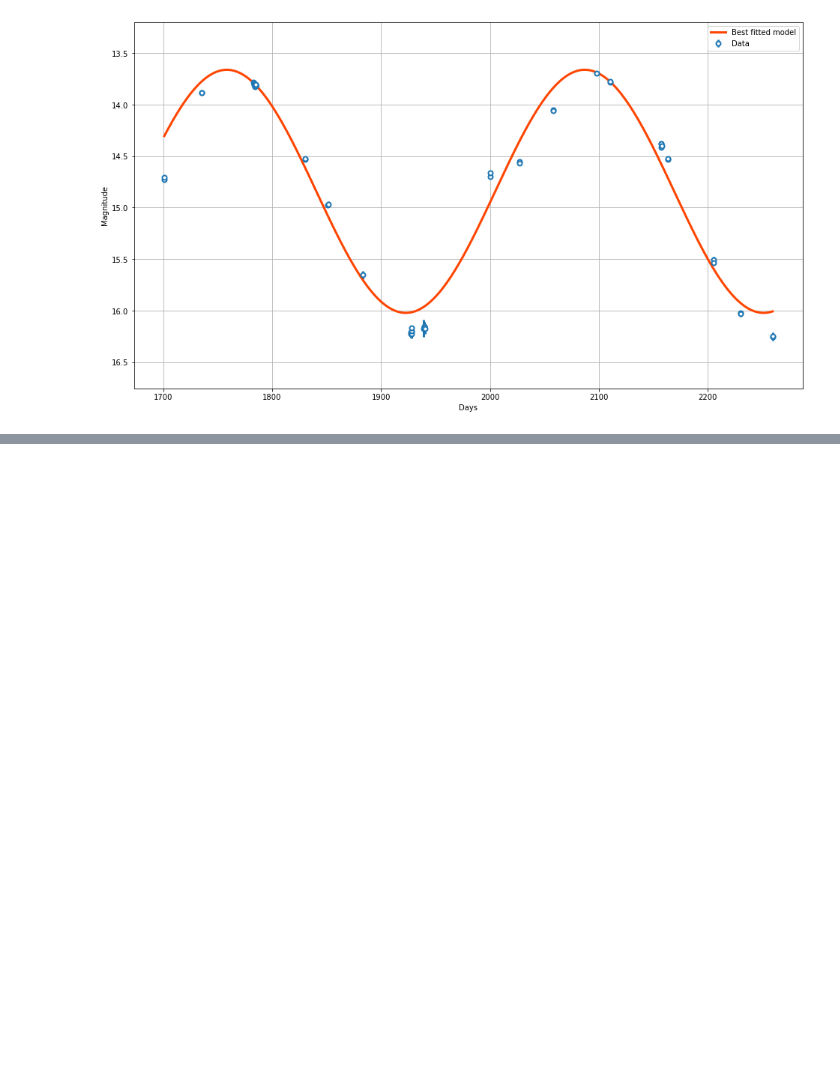
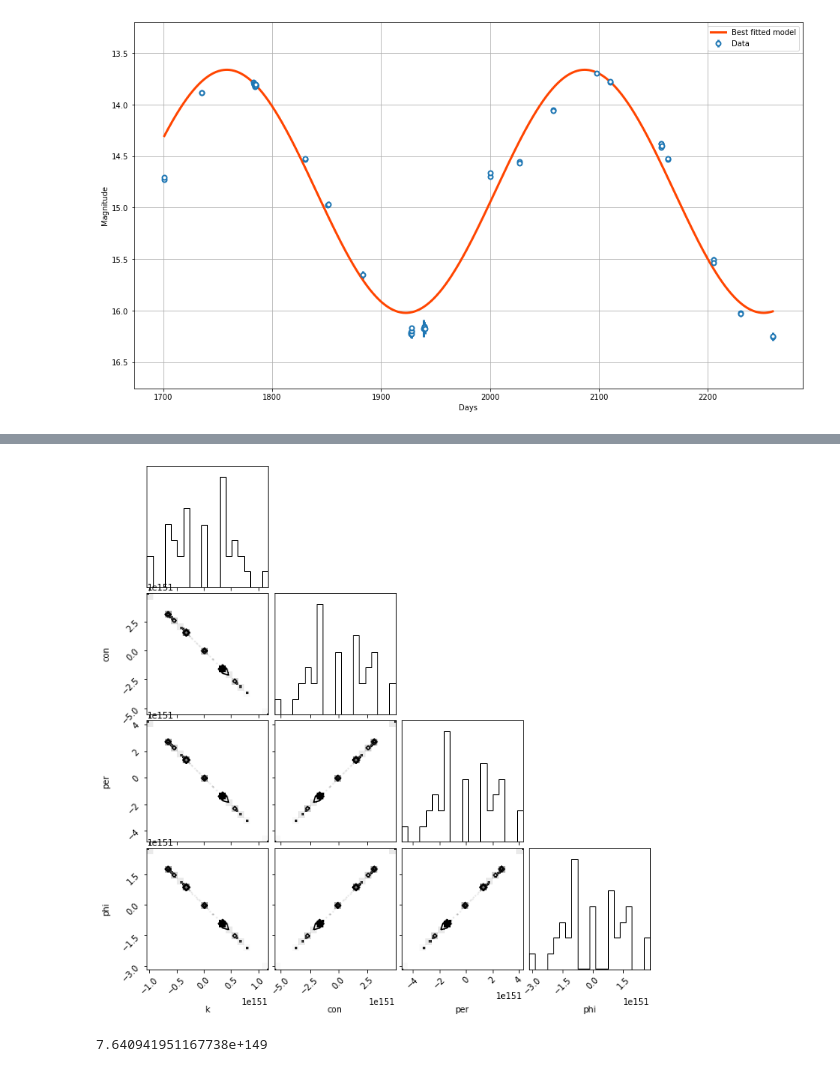
Before and after one commit to Jayshil/Data_Analysis, a Jupyter notebook: Large_scale_surveys/rr_lyrae.ipynb, the cells around one changed output, grey strips where cells are left out. Cells and saved outputs as stored; diff of their text form; code cells hidden in the pictures; blank space fills up the shorter version.

```diff
--- a/Large_scale_surveys/rr_lyrae.ipynb
+++ b/Large_scale_surveys/rr_lyrae.ipynb
@@ -206,0 +253,13 @@ Period of the signal: 328.6283 +/- 11.2796
+# %%
+flat_samples = sampler.get_chain(discard=500, thin=15, flat=True)
+
+fig = corner.corner(
+    flat_samples, labels=labels
+);
+# %% [output]
+[figure, added]
+# %%
+per = flat_samples[:,2]
+print(np.mean(per))
+# %% [output]
+7.640941951167738e+149
```
Also changed, not shown: parts of 9 cells of this notebook.
